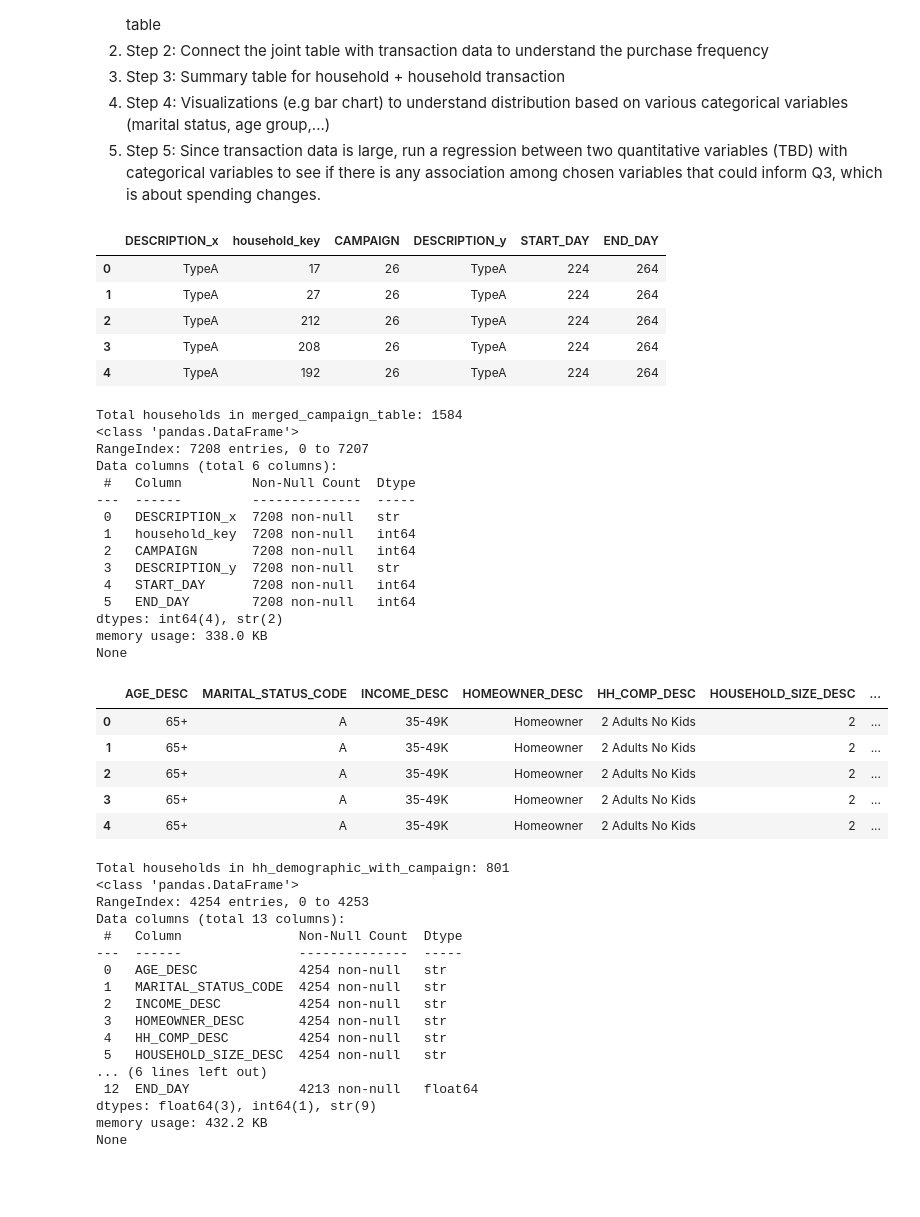
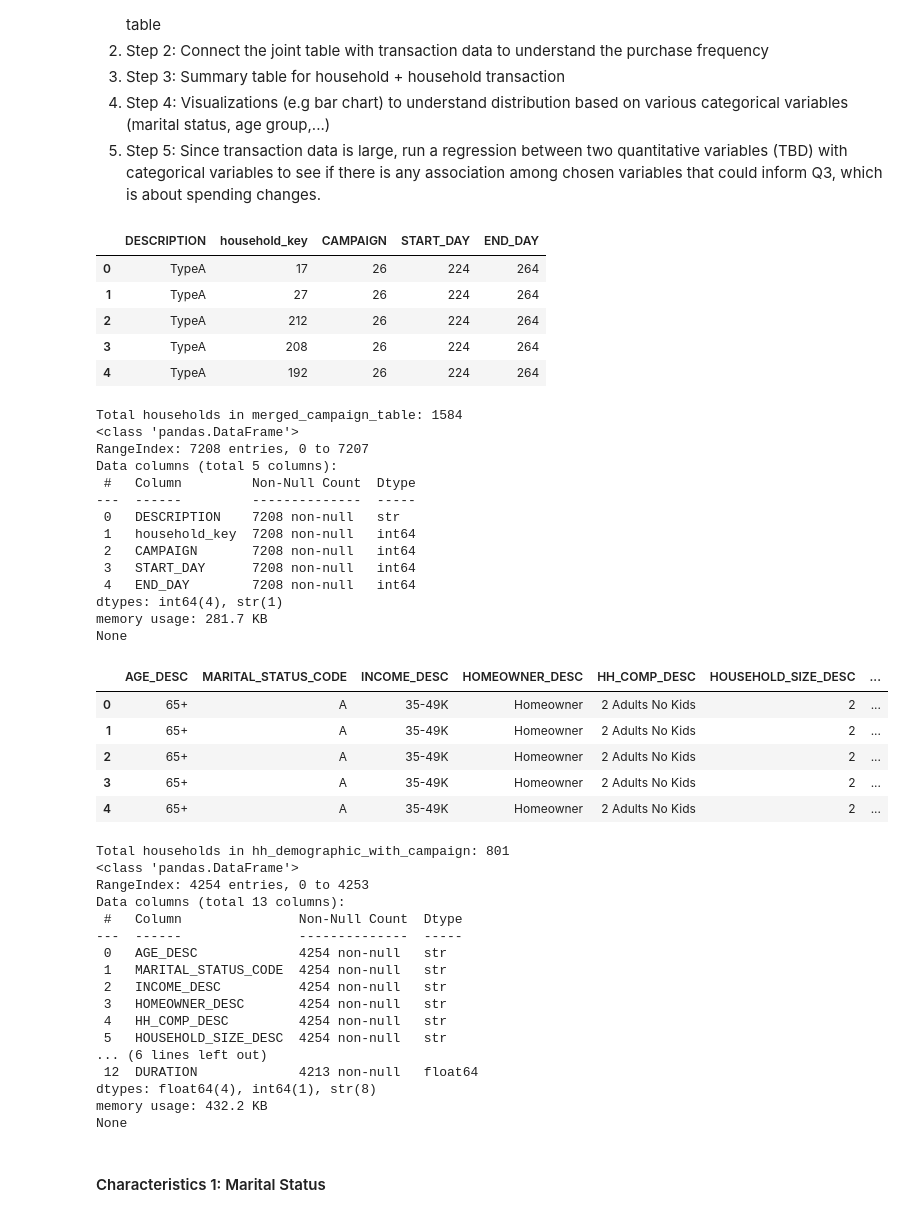
Before and after one commit to andrw0505/dunnhumby_project, a Jupyter notebook: bq1.ipynb, the cells around one changed output. Saved outputs shown, nothing was run; the diff lists cells and outputs as text; code cells hidden in the pictures; blank space fills up the shorter version.

Commit message:
worked through 4 characteristics

```diff
--- a/bq1.ipynb
+++ b/bq1.ipynb
@@ -871,35 +868,36 @@ Process for Q2:
 # %%
 #Merge campaign desc with campaign table to get the campaign type for each household
 
-merged_campaign_table = campaign_table.merge(campaign_desc, on="CAMPAIGN", how="left")
+merged_campaign_table = campaign_table.merge(campaign_desc, on=["CAMPAIGN","DESCRIPTION"], how="left")
 
 display(merged_campaign_table.head(n=5))
 print(f"Total households in merged_campaign_table: {merged_campaign_table['household_key'].nunique()}")
 print(merged_campaign_table.info())
 # %% [output]
-|  | DESCRIPTION_x | household_key | CAMPAIGN | DESCRIPTION_y | START_DAY | END_DAY |
-| 0 | TypeA | 17 | 26 | TypeA | 224 | 264 |
-| 1 | TypeA | 27 | 26 | TypeA | 224 | 264 |
-| 2 | TypeA | 212 | 26 | TypeA | 224 | 264 |
-| 3 | TypeA | 208 | 26 | TypeA | 224 | 264 |
-| 4 | TypeA | 192 | 26 | TypeA | 224 | 264 |
+|  | DESCRIPTION | household_key | CAMPAIGN | START_DAY | END_DAY |
+| 0 | TypeA | 17 | 26 | 224 | 264 |
+| 1 | TypeA | 27 | 26 | 224 | 264 |
+| 2 | TypeA | 212 | 26 | 224 | 264 |
+| 3 | TypeA | 208 | 26 | 224 | 264 |
+| 4 | TypeA | 192 | 26 | 224 | 264 |
 Total households in merged_campaign_table: 1584
 <class 'pandas.DataFrame'>
 RangeIndex: 7208 entries, 0 to 7207
-Data columns (total 6 columns):
+Data columns (total 5 columns):
  #   Column         Non-Null Count  Dtype
 ---  ------         --------------  -----
- 0   DESCRIPTION_x  7208 non-null   str
+ 0   DESCRIPTION    7208 non-null   str
  1   household_key  7208 non-null   int64
  2   CAMPAIGN       7208 non-null   int64
- 3   DESCRIPTION_y  7208 non-null   str
- 4   START_DAY      7208 non-null   int64
- 5   END_DAY        7208 non-null   int64
-dtypes: int64(4), str(2)
-memory usage: 338.0 KB
+ 3   START_DAY      7208 non-null   int64
+ 4   END_DAY        7208 non-null   int64
+dtypes: int64(4), str(1)
+memory usage: 281.7 KB
 None
 # %%
-hh_demographic_with_campaign = hh_demographic.merge(merged_campaign_table, on="household_key", how="left")
+hh_demographic_with_campaign = hh_demographic.merge(merged_campaign_table, on=["household_key"], how="left")
+hh_demographic_with_campaign["DURATION"] = hh_demographic_with_campaign["END_DAY"] - hh_demographic_with_campaign["START_DAY"] + 1
+hh_demographic_with_campaign = hh_demographic_with_campaign.rename(columns={"DESCRIPTION": "CAMPAIGN_TYPE"})
 display(hh_demographic_with_campaign.head(n=5))
 print(f"Total households in hh_demographic_with_campaign: {hh_demographic_with_campaign['household_key'].nunique()}")
 print(hh_demographic_with_campaign.info())
@@ -923,7 +921,7 @@ Data columns (total 13 columns):
  4   HH_COMP_DESC         4254 non-null   str
  5   HOUSEHOLD_SIZE_DESC  4254 non-null   str
 ... (6 lines left out)
- 12  END_DAY              4213 non-null   float64
-dtypes: float64(3), int64(1), str(9)
+ 12  DURATION             4213 non-null   float64
+dtypes: float64(4), int64(1), str(8)
 memory usage: 432.2 KB
 None
@@ -929,0 +930,2 @@ None
+# %% [markdown]
+#### Characteristics 1: Marital Status
```
Also changed, not shown: parts of 16 cells of this notebook.
